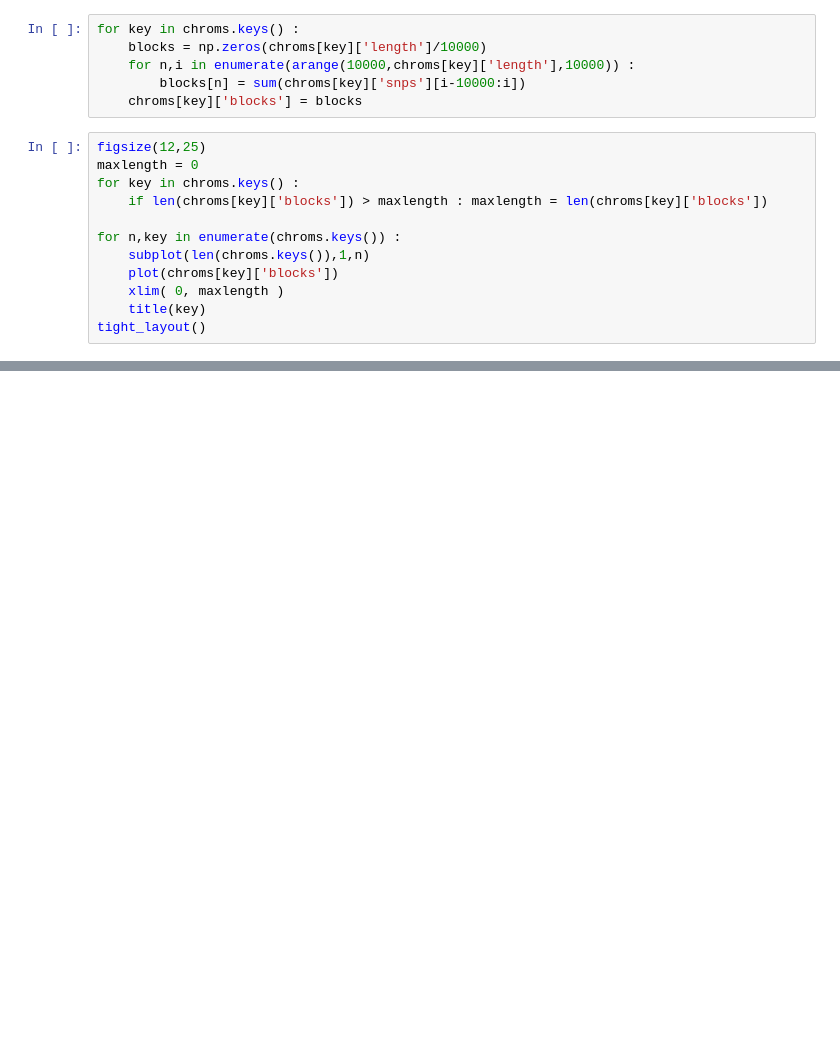
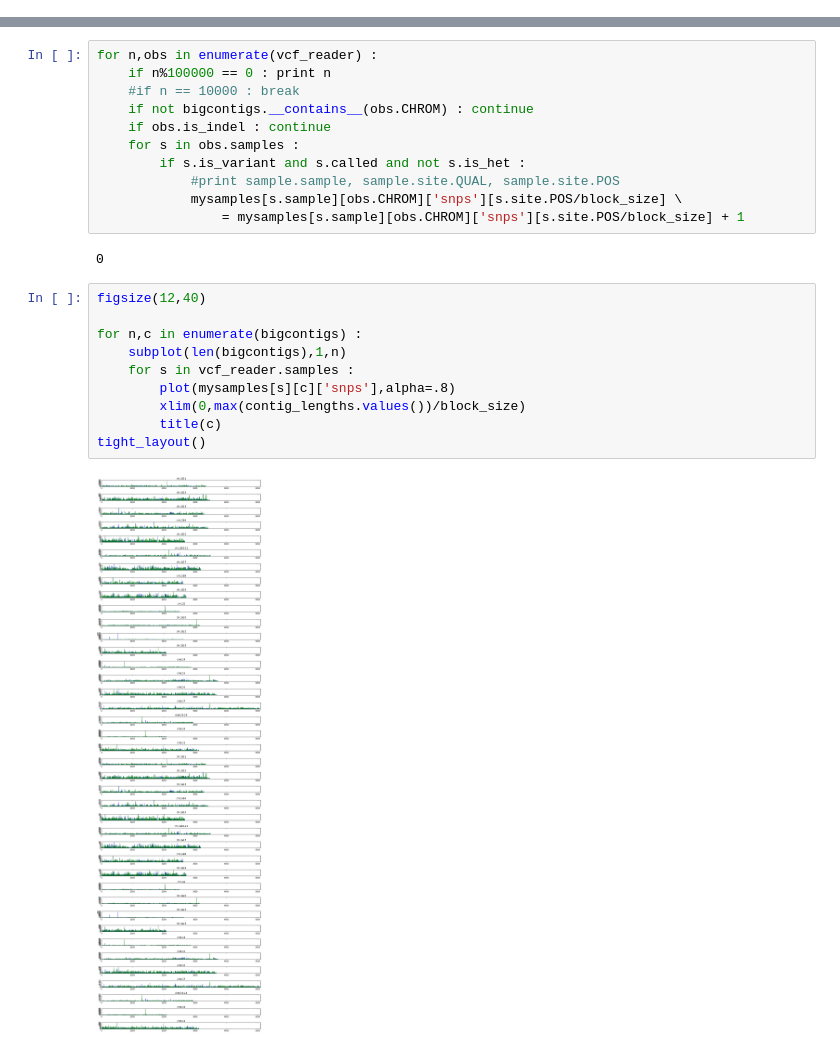
Before and after one commit to dodtlim/ulakes, a Jupyter notebook: ulakes.ipynb, the cells around one changed output, grey strips where cells are left out. Drawn from its saved outputs; the diff is of its cells as text; blank space fills up the shorter version.

```diff
--- a/ulakes.ipynb
+++ b/ulakes.ipynb
@@ -27,18 +0,0 @@ WARNING: pylab import has clobbered these variables: ['record']
-# %%
-for key in chroms.keys() :
-    blocks = np.zeros(chroms[key]['length']/10000)
-    for n,i in enumerate(arange(10000,chroms[key]['length'],10000)) :
-        blocks[n] = sum(chroms[key]['snps'][i-10000:i])
-    chroms[key]['blocks'] = blocks
-# %%
-figsize(12,25)
-maxlength = 0
-for key in chroms.keys() :
-    if len(chroms[key]['blocks']) > maxlength : maxlength = len(chroms[key]['blocks'])
-
-for n,key in enumerate(chroms.keys()) :
-    subplot(len(chroms.keys()),1,n)
-    plot(chroms[key]['blocks'])
-    xlim( 0, maxlength )
-    title(key)
-tight_layout()
@@ -49,0 +32,25 @@ tight_layout()
+# %%
+for n,obs in enumerate(vcf_reader) :
+    if n%100000 == 0 : print n
+    #if n == 10000 : break
+    if not bigcontigs.__contains__(obs.CHROM) : continue
+    if obs.is_indel : continue
+    for s in obs.samples :
+        if s.is_variant and s.called and not s.is_het :
+            #print sample.sample, sample.site.QUAL, sample.site.POS
+            mysamples[s.sample][obs.CHROM]['snps'][s.site.POS/block_size] \
+                = mysamples[s.sample][obs.CHROM]['snps'][s.site.POS/block_size] + 1
+# %% [output]
+0
+# %%
+figsize(12,40)
+
+for n,c in enumerate(bigcontigs) :
+    subplot(len(bigcontigs),1,n)
+    for s in vcf_reader.samples :
+        plot(mysamples[s][c]['snps'],alpha=.8)
+        xlim(0,max(contig_lengths.values())/block_size)
+        title(c)
+tight_layout()
+# %% [output]
+[figure, added]
```
Also changed, not shown: parts of 4 cells of this notebook.
